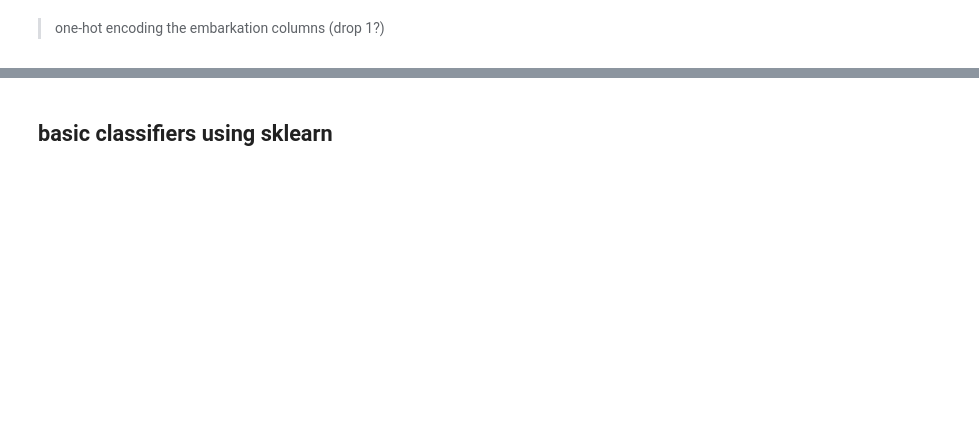
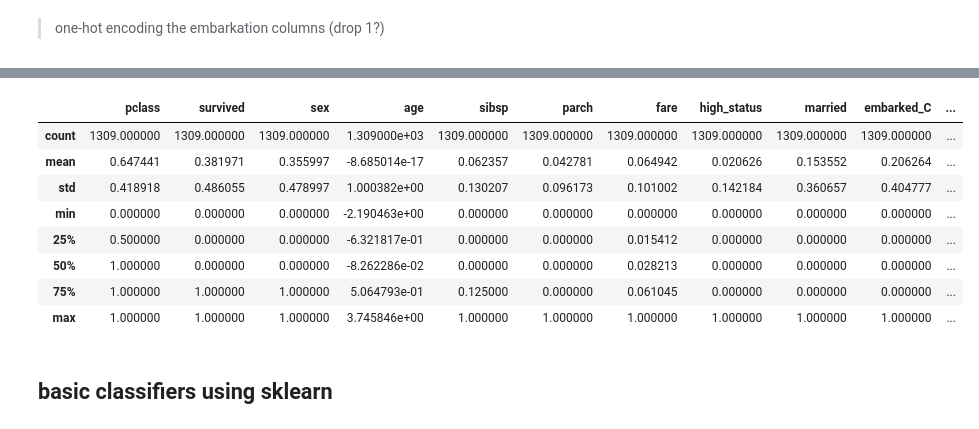
Before and after one commit to PaulBFB/master_thesis, a Jupyter notebook: titanic.ipynb, the cells around one changed output, grey strips where cells are left out. Drawn from its saved outputs; the diff is of its cells as text; code cells hidden in the pictures; blank space fills up the shorter version.

```diff
--- a/titanic.ipynb
+++ b/titanic.ipynb
@@ -351,2 +342,22 @@ sns.pairplot(df, hue='survived')
+# %%
+for i in to_scale:
+    if i == 'age':
+        scaler = StandardScaler()
+    else:
+        scaler = MinMaxScaler()
+
+    df[i] = scaler.fit_transform(df[[i]])
+# %%
+df.describe()
+# %% [output]
+|  | pclass | survived | sex | age | sibsp | parch | fare | high_status | married | embarked_C | ... |
+| count | 1309.000000 | 1309.000000 | 1309.000000 | 1.309000e+03 | 1309.000000 | 1309.000000 | 1309.000000 | 1309.000000 | 1309.000000 | 1309.000000 | ... |
+| mean | 0.647441 | 0.381971 | 0.355997 | -8.685014e-17 | 0.062357 | 0.042781 | 0.064942 | 0.020626 | 0.153552 | 0.206264 | ... |
+| std | 0.418918 | 0.486055 | 0.478997 | 1.000382e+00 | 0.130207 | 0.096173 | 0.101002 | 0.142184 | 0.360657 | 0.404777 | ... |
+| min | 0.000000 | 0.000000 | 0.000000 | -2.190463e+00 | 0.000000 | 0.000000 | 0.000000 | 0.000000 | 0.000000 | 0.000000 | ... |
+| 25% | 0.500000 | 0.000000 | 0.000000 | -6.321817e-01 | 0.000000 | 0.000000 | 0.015412 | 0.000000 | 0.000000 | 0.000000 | ... |
+| 50% | 1.000000 | 0.000000 | 0.000000 | -8.262286e-02 | 0.000000 | 0.000000 | 0.028213 | 0.000000 | 0.000000 | 0.000000 | ... |
+| 75% | 1.000000 | 1.000000 | 1.000000 | 5.064793e-01 | 0.125000 | 0.000000 | 0.061045 | 0.000000 | 0.000000 | 0.000000 | ... |
+| max | 1.000000 | 1.000000 | 1.000000 | 3.745846e+00 | 1.000000 | 1.000000 | 1.000000 | 1.000000 | 1.000000 | 1.000000 | ... |
 # %% [markdown]
 ## basic classifiers using sklearn
```
Also changed, not shown: parts of 18 cells of this notebook.
